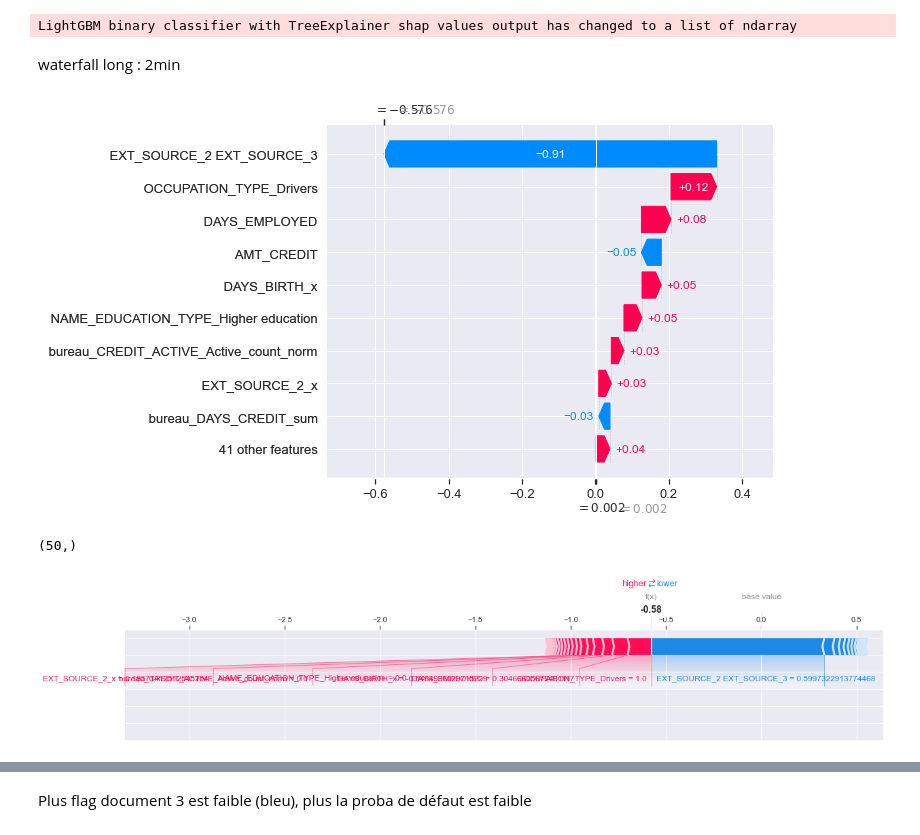
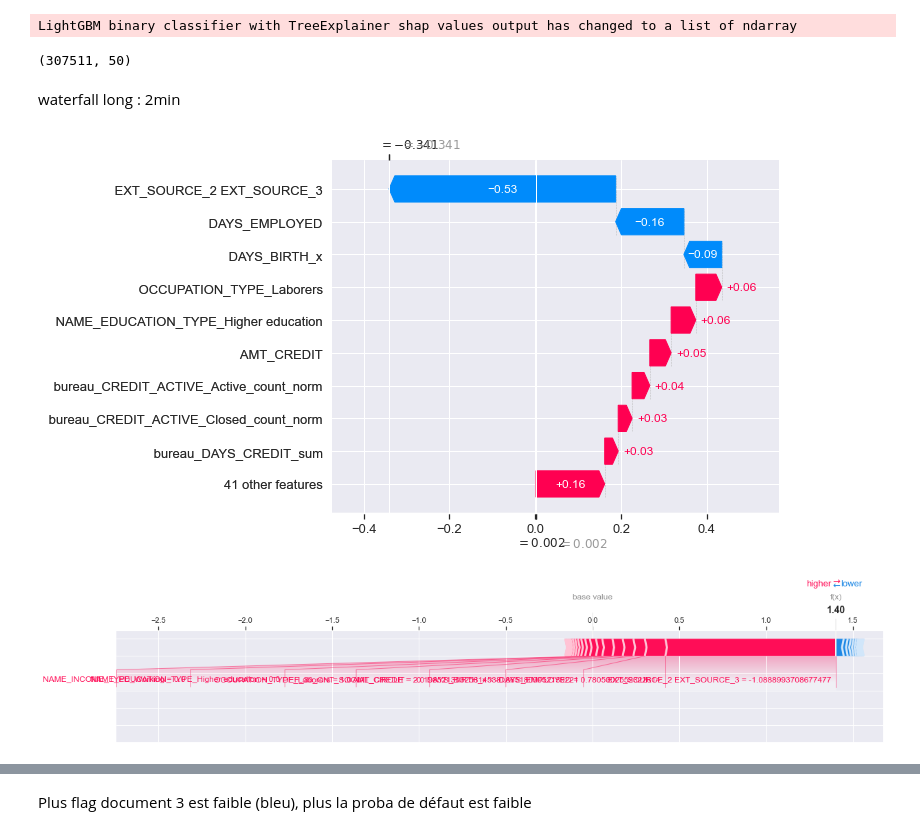
Before and after one commit to vpvinc/P7_loan_scoring_model, a Jupyter notebook: P7_modeling.ipynb, the cells around one changed output, grey strips where cells are left out. Cells and saved outputs as stored; diff of their text form; code cells hidden in the pictures.

```diff
--- a/P7_modeling.ipynb
+++ b/P7_modeling.ipynb
@@ -1059,15 +1176,25 @@ import shap
 # %%
 # to use shap we need to compute the shap values of the preprocessed data
 # and unfortunately shap.Explainer does not work directly with pipelines
+# we have to compute the fully preprocessed data to fit the model and the explainer
 Xprep = X.copy()
 yprep = y.copy()
 for step in list(best_pipe.named_steps.keys())[:4]:
     print(step)
-    # unlike other transformers, SMOTE apply fit_sample, to both X and y
+    # unlike other transformers, SMOTE apply fit_resample, to both X and y
     if step == 'weight_strat':
         Xprep, yprep = best_pipe.named_steps[step].fit_resample(Xprep, yprep)
     else:
         Xprep = best_pipe.named_steps[step].transform(Xprep)
+
+# but in order to compute the shap values of the whole training set, we also need to compute the preprocessed data minus
+# the undersampling step and the feature selection (it's ok for the feature selection because we know the selected columns
+# from the complete execution of the pipeline above)(WIP)
+Xprep_no_rus = X.copy()
+yprep_no_rus = y.copy()
+for step in list(best_pipe.named_steps.keys())[:2]:
+    print(step)
+    Xprep_no_rus = best_pipe.named_steps[step].transform(Xprep_no_rus)
 # %% [output]
 imputer
 scaler
@@ -1076,9 +1205,12 @@ feat_selec
+# %%
+Xprep_no_rus = Xprep_no_rus[:, selected_columns]
 # %%
 # then we need to store the preprocessed data as a df with the named features as colmuns
 # storing the names of features after SelectKBest
 feat_selec_cols = X.iloc[:,selected_columns].columns
 # storing preprocessed X as a df with columns names
 Xprep = pd.DataFrame(data=Xprep, columns=feat_selec_cols)
+Xprep_no_rus = pd.DataFrame(data=Xprep_no_rus, columns=feat_selec_cols)
 # %% [markdown]
 ## Explainer and graphs
 # %% [markdown]
@@ -1096,26 +1228,28 @@ explainer = shap.TreeExplainer(model) # data is required if you're using interve
 # expainer = shap.Explainer(model, masker=X_) # masker required
 # calculate shap with shap_values method
 
-# if the below line is run in a different cell, I get an error of reshaping, no solution foundk
-shapvs = explainer.shap_values(Xprep) # check should be default
+# if the below line is run in a different cell, I get an error of reshaping, no solution found
+# the explainer is fitted using the model itself fitted on the preprocessed (undersampled data)
+# but we want the shap values for all clients, not just the undersampled
+shapvs = explainer.shap_values(Xprep_no_rus, check_additivity=True) # check should be default
 # %% [output]
 LightGBM binary classifier with TreeExplainer shap values output has changed to a list of ndarray
+# %%
+shapvs[1].shape
+# %% [output]
+(307511, 50)
 # %% [markdown]
 waterfall long : 2min
 # %%
 # use the following function for waterfall: display contribution for one client
 # tree explainer with LGBM returns the shap values of both class 0 and 1 : list of two arrays of shape (44686, 50)
 # we are interested in explaining the contributions to default predictions so our shap values will be shapvs[1]
 # more info here https://github.com/slundberg/shap/issues/837
-shap.plots._waterfall.waterfall_legacy(explainer.expected_value[1], shapvs[1][0], features=Xprep.iloc[0].values, feature_names=Xprep.columns)
+shap.plots._waterfall.waterfall_legacy(explainer.expected_value[1], shapvs[1][3], features=Xprep_no_rus.iloc[3].values, feature_names=Xprep_no_rus.columns, max_display=10)
 # %% [output]
-[figure, old version]
+[figure, new version]
-# %%
-shapvs[1][0, :].shape
-# %% [output]
-(50,)
 # %%
 # visualize the first prediction's explanation with a force plot
-shap.force_plot(explainer.expected_value[1], shapvs[1][0, :], features=Xprep.iloc[0,:], feature_names=feat_selec_cols, matplotlib=True)
+shap.force_plot(explainer.expected_value[1], shapvs[1][0, :], features=Xprep_no_rus.iloc[0,:], feature_names=feat_selec_cols, matplotlib=True)
 # %% [output]
-[figure, old version]
+[figure, new version]
```
Also changed, not shown: parts of 80 cells of this notebook, 10 other files.
